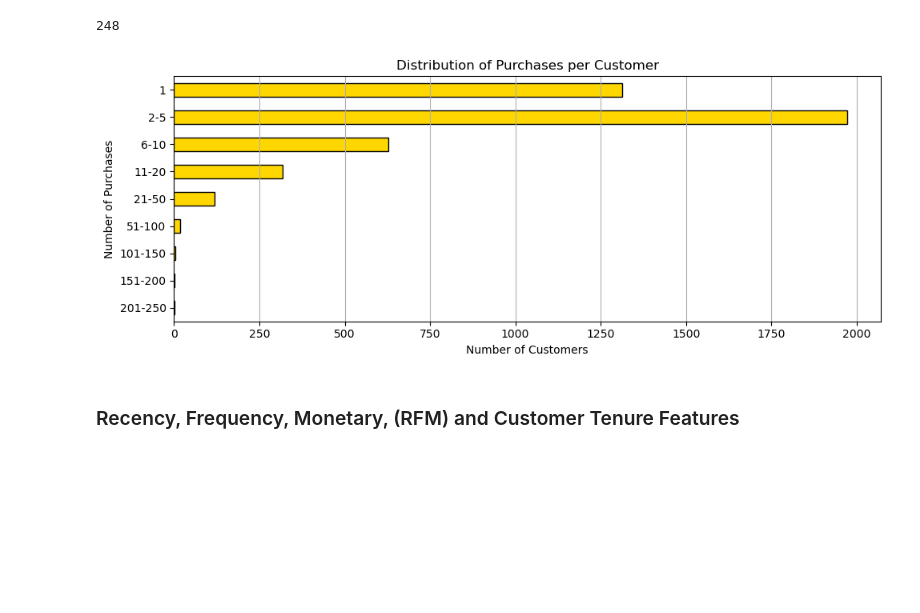
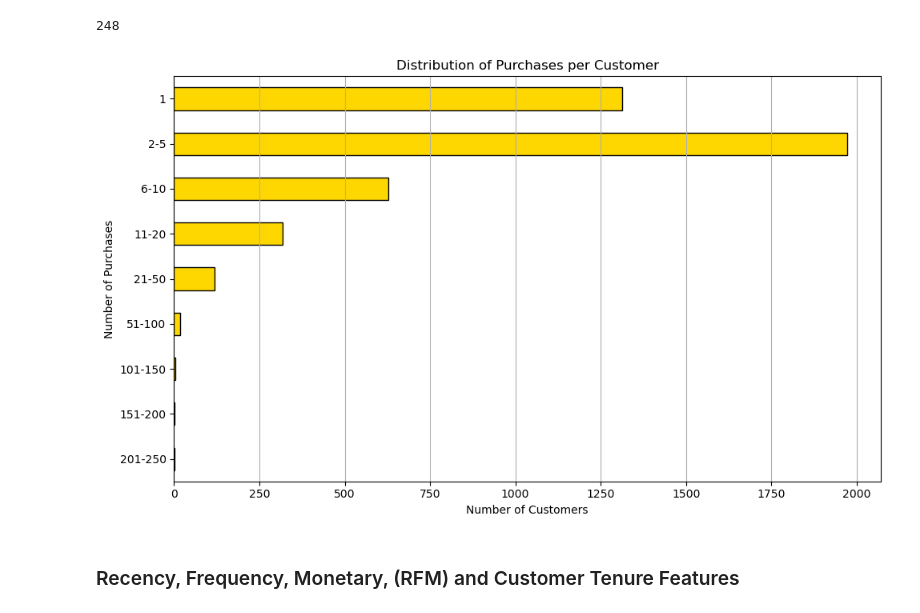
Before and after one commit to Emerald-GitHub/Eshop-pro-cohort-analysis, a Jupyter notebook: notebook/Eshop-pro-cohort-analysis.ipynb, the cells around one changed output. Saved outputs shown, nothing was run; the diff lists cells and outputs as text; code cells hidden in the pictures; blank space fills up the shorter version.

```diff
--- a/notebook/Eshop-pro-cohort-analysis.ipynb
+++ b/notebook/Eshop-pro-cohort-analysis.ipynb
@@ -404,33 +430,33 @@ customer_purchases = df.groupby('CustomerID')['InvoiceNo'].nunique()
 # %%
 # Create folder one level up if it doesn't exist
 output_dir = os.path.join(os.path.dirname(os.getcwd()), 'visualisations')
 os.makedirs(output_dir, exist_ok=True)
 
 # Bin the number of purchases into ranges
 bins = [0, 1, 5, 10, 20, 50, 100, 150, 200, 250]
 labels = ['1', '2-5', '6-10', '11-20', '21-50', '51-100', '101-150', '151-200', '201-250']
 binned = pd.cut(customer_purchases, bins=bins, labels=labels, include_lowest=True)
 
 # Count number of customers in each bin
 purchase_distribution = binned.value_counts().sort_index(ascending=False)
 
 # Plot histogram of purchase counts to analyze purchase behaviour
-plt.figure(figsize=(10, 4))
+plt.figure(figsize=(10, 6))
 purchase_distribution.plot(kind='barh', color='gold', edgecolor='black')
 plt.xlabel('Number of Customers')
 plt.ylabel('Number of Purchases')
 plt.title('Distribution of Purchases per Customer')
 plt.grid(axis='x')
 plt.tight_layout()   # Customize the plot for better readability
 
 # Save as PNG
 output_path = os.path.join(output_dir, 'distribution_of_purchases_per_customer.png')
 plt.savefig(output_path)
 
 # Show the plot
 plt.show()
 # %% [output]
-[figure, old version]
+[figure, new version]
 # %% [markdown]
 ### Recency, Frequency, Monetary, (RFM) and Customer Tenure Features
 # %%
```
Also changed, not shown: parts of 11 cells of this notebook, 2 other files.
